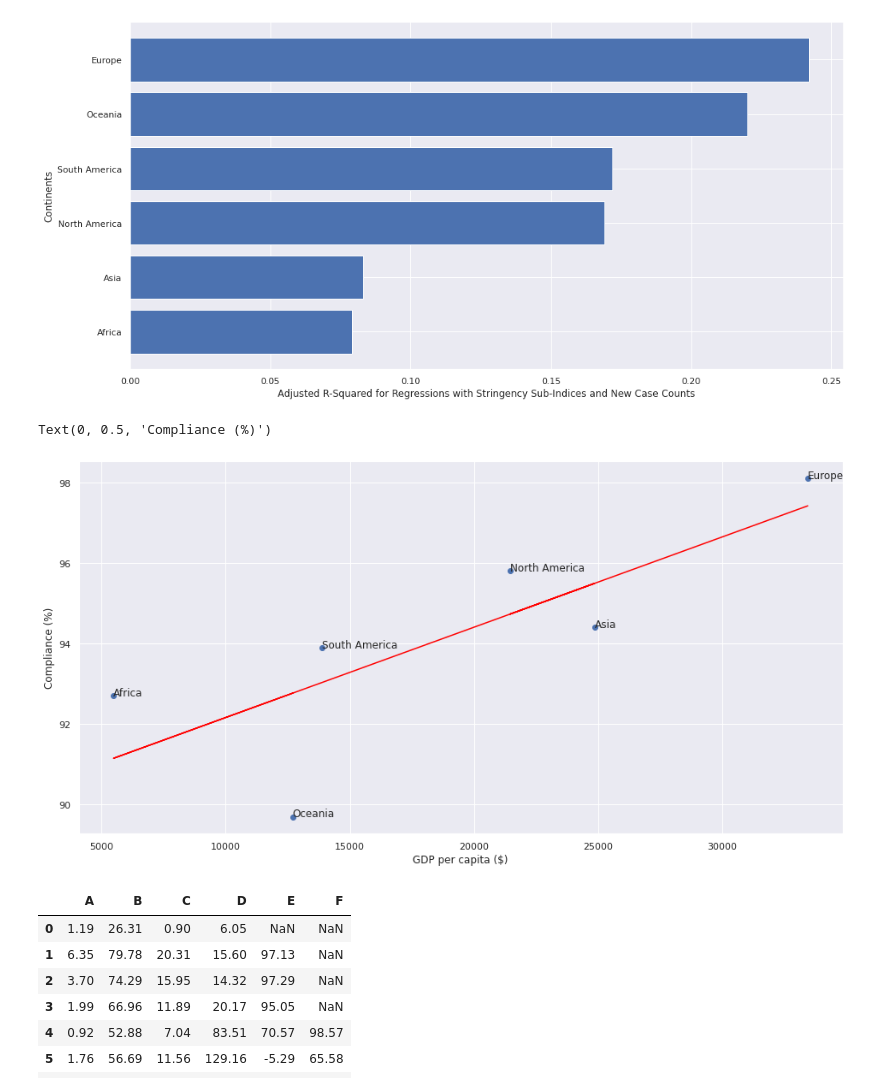
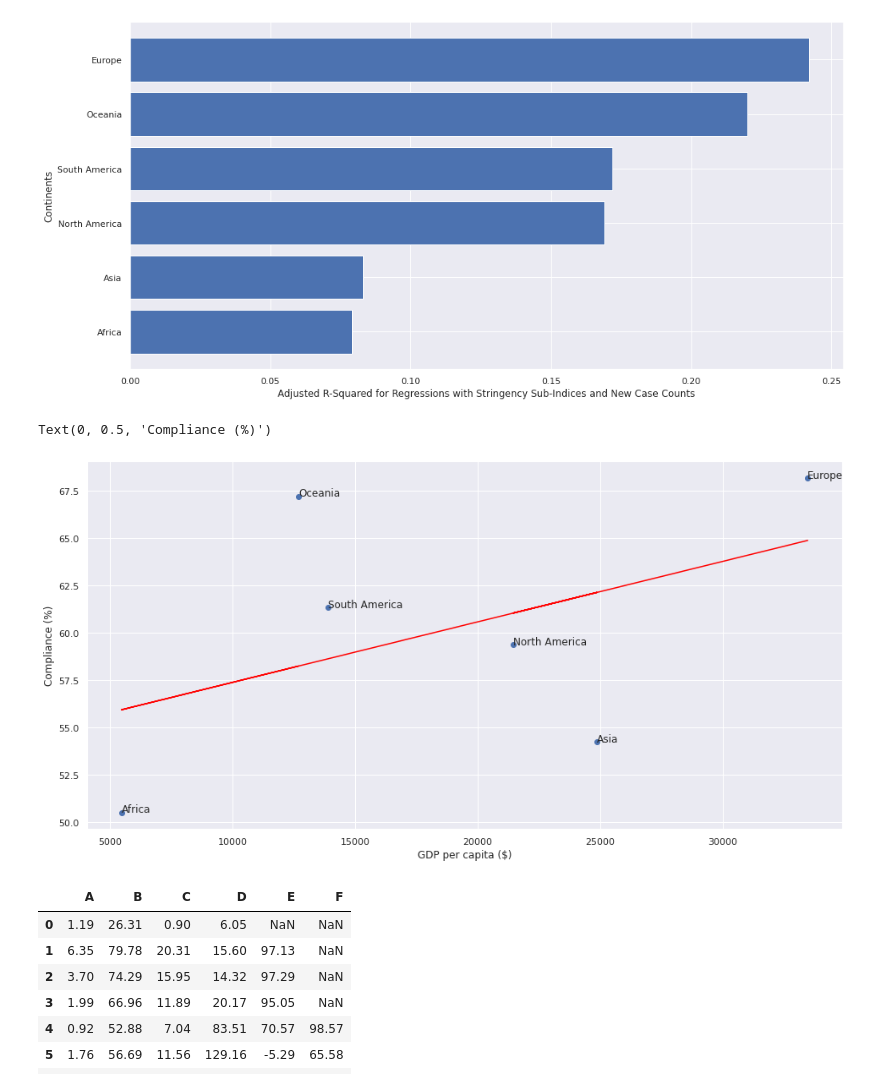
Before and after one commit to KayO-GH/Covid19-Policy-Effectiveness-Analysis, a Jupyter notebook: chartgen.ipynb, the cells around one changed output. Cells and saved outputs as stored; diff of their text form; code cells hidden in the pictures.

Commit message:
More changes for new compliance

```diff
--- a/chartgen.ipynb
+++ b/chartgen.ipynb
@@ -21,18 +21,19 @@ Text(0.5, 0, 'Adjusted R-Squared for Regressions with Stringency Sub-Indices and
 # %%
 continents = ['Europe', 'North America', 'Asia', 'South America', 'Africa', 'Oceania']
 gdps = np.array([33453.45, 21455.54, 24863.81, 13886.75, 5477.77, 12699.64])
-compliances = 100 * np.array([0.981, 0.958, 0.944, 0.939, 0.927, 0.897])
+# compliances = 100 * np.array([0.981, 0.958, 0.944, 0.939, 0.927, 0.897]) # Values from old compliance calculation method
+compliances = np.array([68.171915, 59.367313, 54.249024, 61.350557, 50.515747, 67.218028])
 plt.scatter(gdps, compliances)
 for i, txt in enumerate(continents):
     plt.annotate(txt, (gdps[i], compliances[i]), clip_on=True)
 
 a, b = np.polyfit(gdps, compliances, 1)
 plt.plot(gdps, a*gdps+b, color='red')
 plt.xlabel('GDP per capita ($)')
 plt.ylabel('Compliance (%)')
 # %% [output]
 Text(0, 0.5, 'Compliance (%)')
-[figure, old version]
+[figure, new version]
 # %%
 temp = pd.read_csv('temp.csv')
 temp
```
